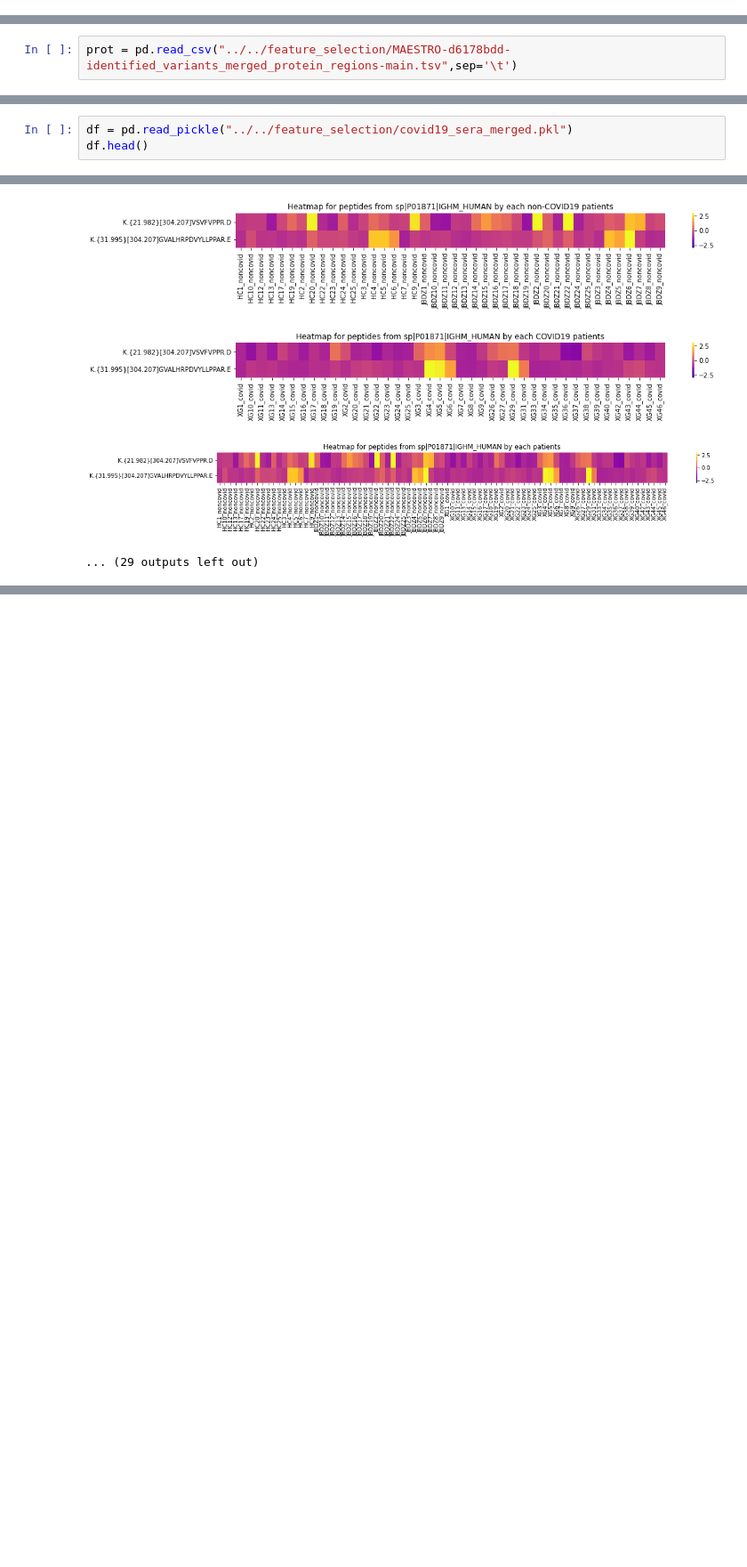
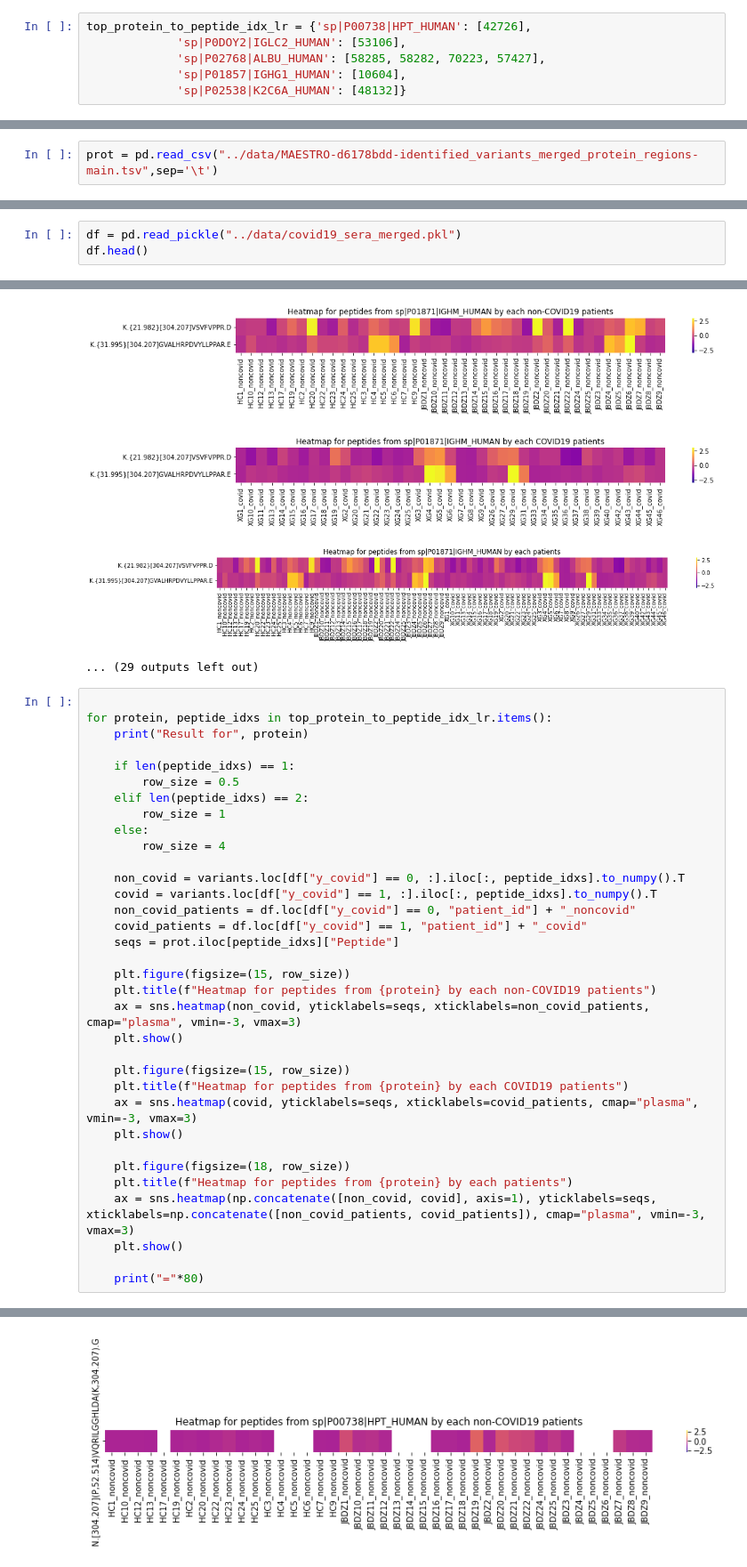
Before and after one commit to rahup97/covid19-severity-classifier, a Jupyter notebook: protein_level_differential_abundance/protein_differential_abundance.ipynb, the cells around one changed output, grey strips where cells are left out. Shown at 89% size. Cells and saved outputs as stored; diff of their text form; blank space fills up the shorter version.

Commit message:
Protein abundance analysis for lr model

```diff
--- a/protein_level_differential_abundance/protein_differential_abundance.ipynb
+++ b/protein_level_differential_abundance/protein_differential_abundance.ipynb
@@ -30,6 +30,12 @@ defaultdict(list,
              'sp|P02647|APOA1_HUMAN': [96756],
              'sp|P0DOY2|IGLC2_HUMAN': [53501],
              'sp|P01857|IGHG1_HUMAN': [40058]})
+# %%
+top_protein_to_peptide_idx_lr = {'sp|P00738|HPT_HUMAN': [42726],
+             'sp|P0DOY2|IGLC2_HUMAN': [53106],
+             'sp|P02768|ALBU_HUMAN': [58285, 58282, 70223, 57427],
+             'sp|P01857|IGHG1_HUMAN': [10604],
+             'sp|P02538|K2C6A_HUMAN': [48132]}
 # %%
 top_protein_to_peptide_idx = dict()
 for key, value in top_protein_to_peptide.items():
@@ -54,7 +60,7 @@ top_protein_to_peptide_idx
  'sp|P0DOY2|IGLC2_HUMAN': [53500],
  'sp|P01857|IGHG1_HUMAN': [40057]}
 # %%
-prot = pd.read_csv("../../feature_selection/MAESTRO-d6178bdd-identified_variants_merged_protein_regions-main.tsv",sep='\t')
+prot = pd.read_csv("../data/MAESTRO-d6178bdd-identified_variants_merged_protein_regions-main.tsv",sep='\t')
 # %%
 # top_protein_to_peptide_idx = dict()
 # for protein in top_protein_to_peptide:
@@ -75,7 +81,7 @@ prot.head()
 | 4 | 5 | 5 | .MODA. | specs_ms.mgf | 297961 | R.[304.207]YSHDF(N,-56.985)FH.I | .YSHDFNFH. | 3 | ... |
 5 rows × 268 columns
 # %%
-df = pd.read_pickle("../../feature_selection/covid19_sera_merged.pkl")
+df = pd.read_pickle("../data/covid19_sera_merged.pkl")
 df.head()
 # %% [output]
 |  | maestro_column_unmod | maestro_column_variant | patient_id | label | y_covid | y_severe_type | is_train | ... |
@@ -157,3 +163,38 @@ Result for sp|P01871|IGHM_HUMAN
 [figure]
 [figure]
 ... (29 outputs left out)
+# %%
+
+for protein, peptide_idxs in top_protein_to_peptide_idx_lr.items():
+    print("Result for", protein)
+
+    if len(peptide_idxs) == 1:
+        row_size = 0.5
+    elif len(peptide_idxs) == 2:
+        row_size = 1
+    else:
+        row_size = 4
+
+    non_covid = variants.loc[df["y_covid"] == 0, :].iloc[:, peptide_idxs].to_numpy().T
+    covid = variants.loc[df["y_covid"] == 1, :].iloc[:, peptide_idxs].to_numpy().T
+    non_covid_patients = df.loc[df["y_covid"] == 0, "patient_id"] + "_noncovid"
+    covid_patients = df.loc[df["y_covid"] == 1, "patient_id"] + "_covid"
+    seqs = prot.iloc[peptide_idxs]["Peptide"]
+
+    plt.figure(figsize=(15, row_size))
+    plt.title(f"Heatmap for peptides from {protein} by each non-COVID19 patients")
+    ax = sns.heatmap(non_covid, yticklabels=seqs, xticklabels=non_covid_patients, cmap="plasma", vmin=-3, vmax=3)
+    plt.show()
+
+    plt.figure(figsize=(15, row_size))
+    plt.title(f"Heatmap for peptides from {protein} by each COVID19 patients")
+    ax = sns.heatmap(covid, yticklabels=seqs, xticklabels=covid_patients, cmap="plasma", vmin=-3, vmax=3)
+    plt.show()
+
+    plt.figure(figsize=(18, row_size))
+    plt.title(f"Heatmap for peptides from {protein} by each patients")
+    ax = sns.heatmap(np.concatenate([non_covid, covid], axis=1), yticklabels=seqs, xticklabels=np.concatenate([non_covid_patients, covid_patients]), cmap="plasma", vmin=-3, vmax=3)
+    plt.show()
+
+    print("="*80)
+# %% [output]
@@ -159,0 +202 @@ Result for sp|P01871|IGHM_HUMAN
+[figure, added]
```
Also changed, not shown: parts of 1 cell of this notebook.
